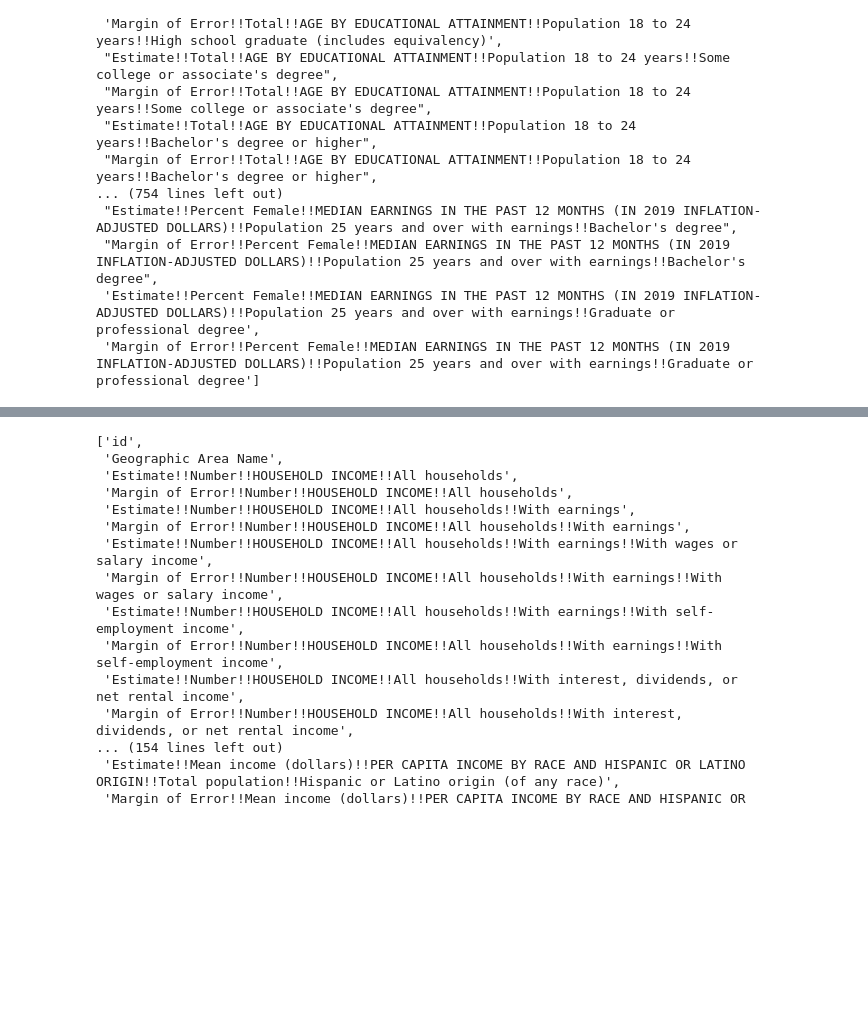
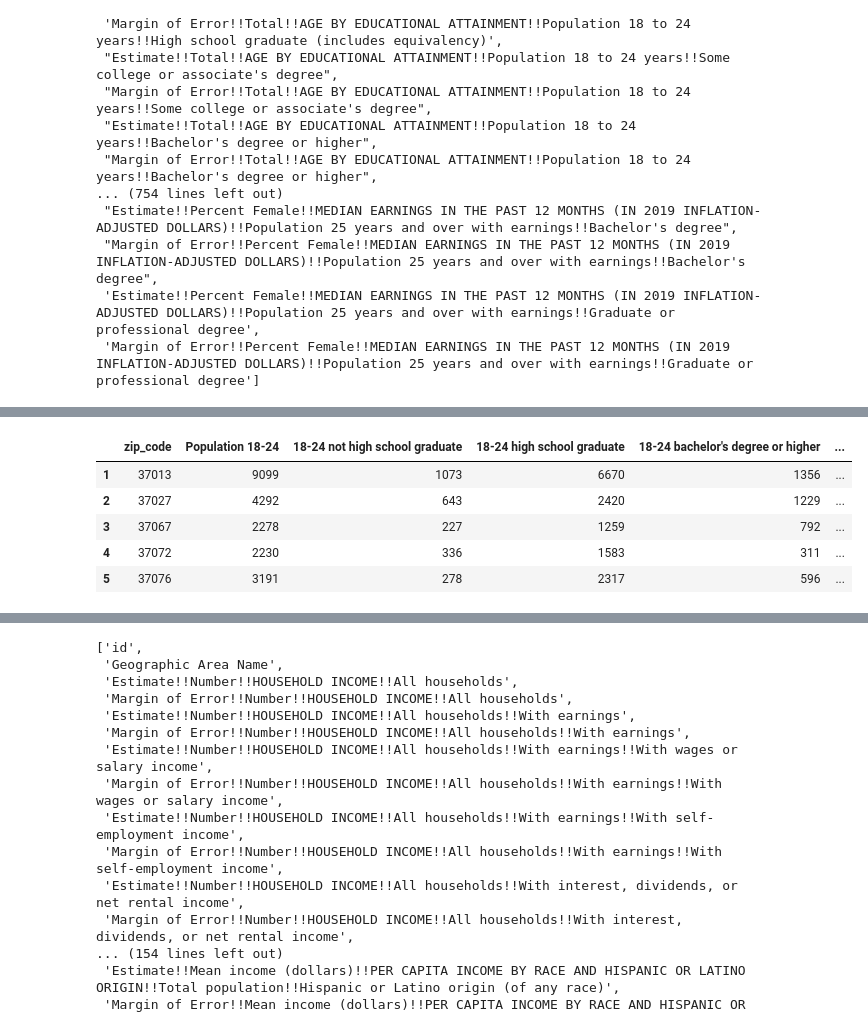
Before and after one commit to HannaKim4673/Beer_Restaurant_Success, a Jupyter notebook: Demographics_data.ipynb, the cells around one changed output, grey strips where cells are left out. Saved outputs shown, nothing was run; the diff lists cells and outputs as text; code cells hidden in the pictures; blank space fills up the shorter version.

```diff
--- a/Demographics_data.ipynb
+++ b/Demographics_data.ipynb
@@ -100,0 +175,7 @@ list(edu_df.columns.values)
+# %%
+# split geographic area name to remove ZCTA5
+text_1 = edu_df['Geographic Area Name'].str.split(' ', n=1, expand=True)
+edu_df['text']=text_1[0]
+edu_df['Geographic Area Name']=text_1[1]
+edu_df=edu_df.drop(columns='text')
+edu_df.head()
@@ -100,0 +189,15 @@ list(edu_df.columns.values)
+# %%
+# change datatype to numeric
+edu_df = edu_df.astype(int)
+# %%
+# create new columns combining columns for desired datapoints
+edu_df['18-24 highschool']= edu_df["Estimate!!Total!!AGE BY EDUCATIONAL ATTAINMENT!!Population 18 to 24 years!!High school graduate (includes equivalency)"] + edu_df["Estimate!!Total!!AGE BY EDUCATIONAL ATTAINMENT!!Population 18 to 24 years!!Some college or associate's degree"]
+edu_df['25-34 not high school graduate'] = edu_df["Estimate!!Total!!AGE BY EDUCATIONAL ATTAINMENT!!Population 25 to 34 years"]-edu_df["Estimate!!Total!!AGE BY EDUCATIONAL ATTAINMENT!!Population 25 to 34 years!!High school graduate or higher"]
+edu_df['25-34 high school graduate']=edu_df["Estimate!!Total!!AGE BY EDUCATIONAL ATTAINMENT!!Population 25 to 34 years!!High school graduate or higher"] - edu_df["Estimate!!Total!!AGE BY EDUCATIONAL ATTAINMENT!!Population 25 to 34 years!!Bachelor's degree or higher"]
+edu_df['35-44 not high school graduate'] = edu_df["Estimate!!Total!!AGE BY EDUCATIONAL ATTAINMENT!!Population 35 to 44 years"] - edu_df["Estimate!!Total!!AGE BY EDUCATIONAL ATTAINMENT!!Population 35 to 44 years!!High school graduate or higher"]
+edu_df['35-44 high school graduate'] = edu_df["Estimate!!Total!!AGE BY EDUCATIONAL ATTAINMENT!!Population 35 to 44 years!!High school graduate or higher"] - edu_df["Estimate!!Total!!AGE BY EDUCATIONAL ATTAINMENT!!Population 35 to 44 years!!Bachelor's degree or higher"]
+edu_df['45-64 not high school graduate'] = edu_df["Estimate!!Total!!AGE BY EDUCATIONAL ATTAINMENT!!Population 45 to 64 years"]-edu_df["Estimate!!Total!!AGE BY EDUCATIONAL ATTAINMENT!!Population 45 to 64 years!!High school graduate or higher"]
+edu_df['45-64 high school graduate'] = edu_df["Estimate!!Total!!AGE BY EDUCATIONAL ATTAINMENT!!Population 45 to 64 years!!High school graduate or higher"] = edu_df["Estimate!!Total!!AGE BY EDUCATIONAL ATTAINMENT!!Population 45 to 64 years!!Bachelor's degree or higher"]
+edu_df['65 and up not high school graduate'] = edu_df["Estimate!!Total!!AGE BY EDUCATIONAL ATTAINMENT!!Population 65 years and over"] - edu_df["Estimate!!Total!!AGE BY EDUCATIONAL ATTAINMENT!!Population 65 years and over!!High school graduate or higher"]
+edu_df['65 and up high school graduate'] = edu_df["Estimate!!Total!!AGE BY EDUCATIONAL ATTAINMENT!!Population 65 years and over!!High school graduate or higher"] - edu_df["Estimate!!Total!!AGE BY EDUCATIONAL ATTAINMENT!!Population 65 years and over!!Bachelor's degree or higher"]
+edu_df.head()
@@ -101,3 +212,29 @@ list(edu_df.columns.values)
+# %%
+# change column names
+edu_df = edu_df.rename(columns={"Geographic Area Name":"zip_code",
+                                "Estimate!!Total!!AGE BY EDUCATIONAL ATTAINMENT!!Population 18 to 24 years":"Population 18-24",
+                                "Estimate!!Total!!AGE BY EDUCATIONAL ATTAINMENT!!Population 18 to 24 years!!Less than high school graduate":"18-24 not high school graduate",
+                                "18-24 highschool" : "18-24 high school graduate",
+                                "Estimate!!Total!!AGE BY EDUCATIONAL ATTAINMENT!!Population 18 to 24 years!!Bachelor's degree or higher":"18-24 bachelor's degree or higher",
+                                "Estimate!!Total!!AGE BY EDUCATIONAL ATTAINMENT!!Population 25 to 34 years":"Population 25 to 34 years",
+                                "Estimate!!Total!!AGE BY EDUCATIONAL ATTAINMENT!!Population 35 to 44 years":"Population 35 to 44 years",
+                                "Estimate!!Total!!AGE BY EDUCATIONAL ATTAINMENT!!Population 65 years and over":"Population 65 and up",
+                                "Estimate!!Total!!AGE BY EDUCATIONAL ATTAINMENT!!Population 25 to 34 years!!Bachelor's degree or higher":"25-34 Bachelor's or higher",
+                                "Estimate!!Total!!AGE BY EDUCATIONAL ATTAINMENT!!Population 35 to 44 years!!Bachelor's degree or higher":"35-44 Bachelor's or higher",
+                                "Estimate!!Total!!AGE BY EDUCATIONAL ATTAINMENT!!Population 45 to 64 years!!Bachelor's degree or higher":"45-64 Bachelor's or higher",
+                                "Estimate!!Total!!AGE BY EDUCATIONAL ATTAINMENT!!Population 65 years and over!!Bachelor's degree or higher":"65 and up Bachelor's or higher"
+})
+# %%
+# select desired columns
+edu_df = edu_df[["zip_code","Population 18-24","18-24 not high school graduate","18-24 high school graduate","18-24 bachelor's degree or higher","Population 25 to 34 years","25-34 not high school graduate","25-34 high school graduate","25-34 Bachelor's or higher","Population 35 to 44 years","35-44 not high school graduate","35-44 high school graduate","35-44 Bachelor's or higher","Population 65 and up","65 and up not high school graduate","65 and up high school graduate","65 and up Bachelor's or higher"]]
+edu_df.head()
+# %% [output]
+|  | zip_code | Population 18-24 | 18-24 not high school graduate | 18-24 high school graduate | 18-24 bachelor's degree or higher | ... |
+| 1 | 37013 | 9099 | 1073 | 6670 | 1356 | ... |
+| 2 | 37027 | 4292 | 643 | 2420 | 1229 | ... |
+| 3 | 37067 | 2278 | 227 | 1259 | 792 | ... |
+| 4 | 37072 | 2230 | 336 | 1583 | 311 | ... |
+| 5 | 37076 | 3191 | 278 | 2317 | 596 | ... |
 # %%
 # inspect headers income_df
 income_df.head()
```
Also changed, not shown: parts of 11 cells of this notebook.
